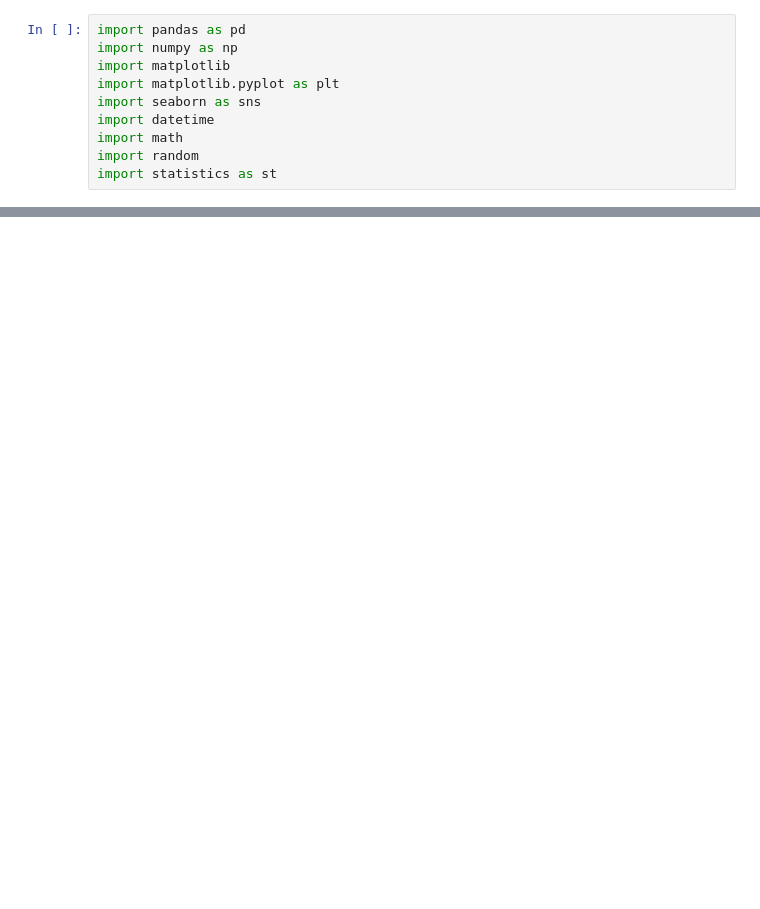
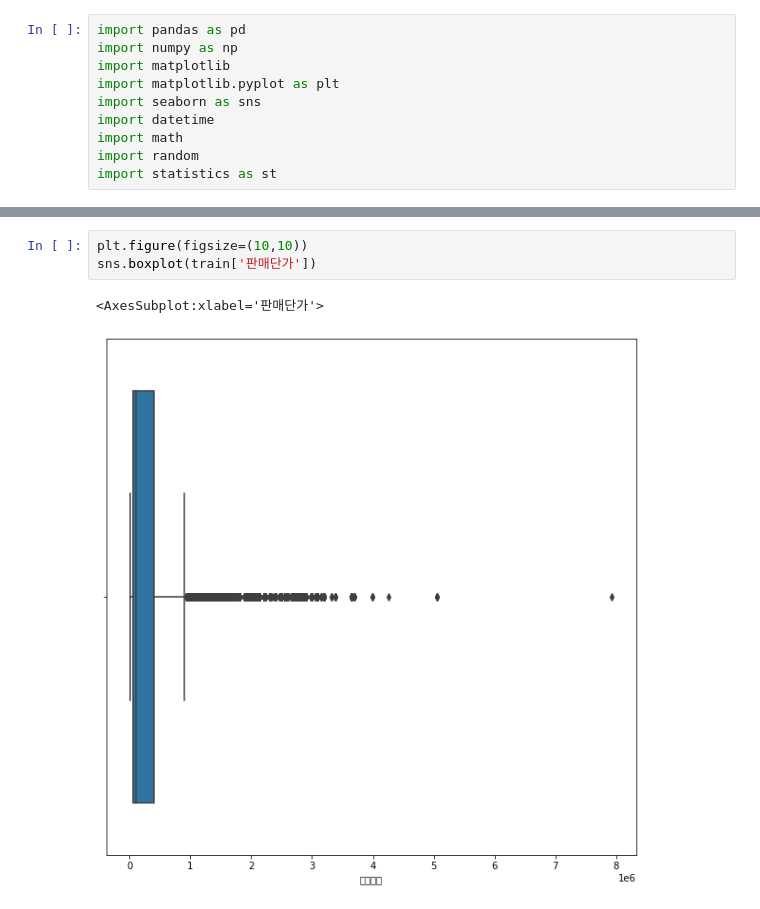
Before and after one commit to s-seo/bigcon_2020_mmmz, a Jupyter notebook: engine/yj_eda.ipynb, the cells around one changed output, grey strips where cells are left out. Cells and saved outputs as stored; diff of their text form; blank space fills up the shorter version.

```diff
--- a/engine/yj_eda.ipynb
+++ b/engine/yj_eda.ipynb
@@ -14,0 +118,6 @@ ValueError: Length of values (1) does not match length of index (38309)
+# %%
+plt.figure(figsize=(10,10))
+sns.boxplot(train['판매단가'])
+# %% [output]
+<AxesSubplot:xlabel='판매단가'>
+[figure, added]
```
Also changed, not shown: parts of 27 cells of this notebook.
